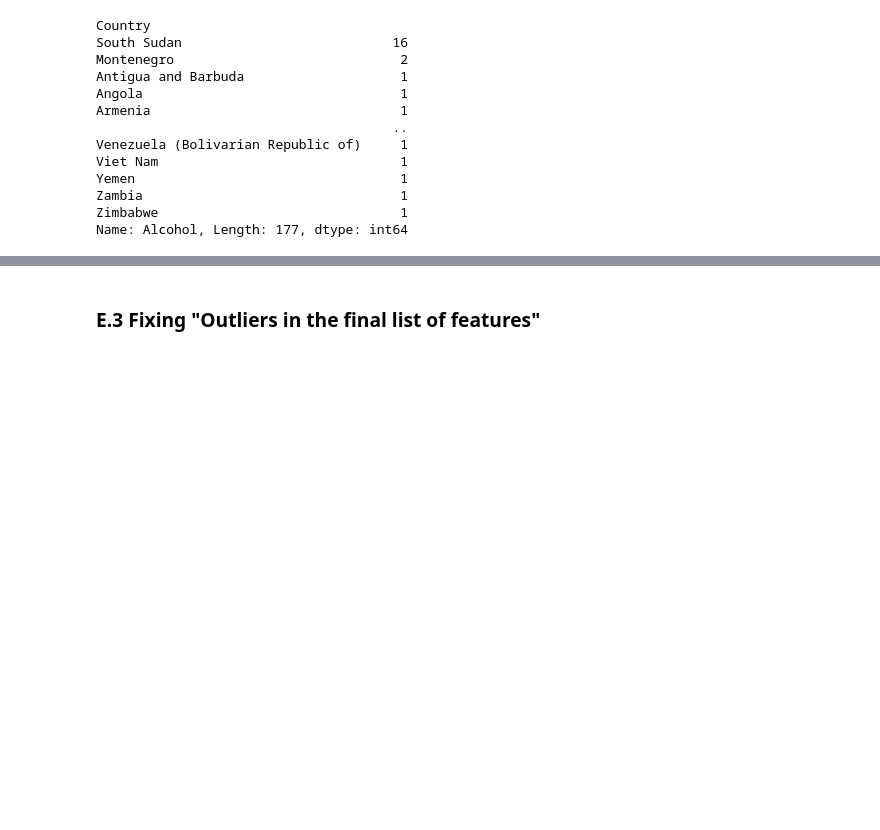
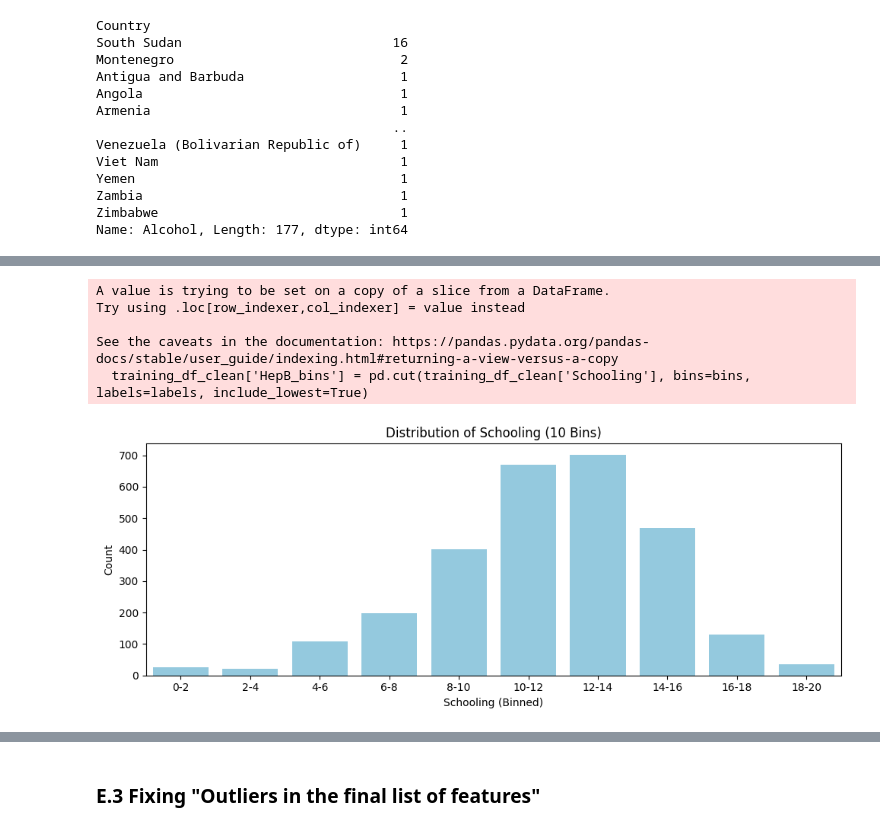
Before and after one commit to SonuRathore10/Stats_Model, a Jupyter notebook: notebooks/main.ipynb, the cells around one changed output, grey strips where cells are left out. Drawn from its saved outputs; the diff is of its cells as text; code cells hidden in the pictures; blank space fills up the shorter version.

Commit message:
Done with missing values

```diff
--- a/notebooks/main.ipynb
+++ b/notebooks/main.ipynb
@@ -1002,0 +1016,8 @@ Name: Alcohol, Length: 177, dtype: int64
+# %%
+# Interpolate null values in 'Alcohol' by sorting and grouping by Country and Year
+training_df_clean['Alcohol'] = (
+    training_df_clean
+    .sort_values(['Country', 'Year'])
+    .groupby('Country')['Alcohol']
+    .transform(lambda x: x.interpolate(method='linear'))
+)
@@ -1002,0 +1030,5 @@ Name: Alcohol, Length: 177, dtype: int64
+# %%
+# Fill null values in 'Alcohol' with the mean for each (Country, Year) group
+training_df_clean['Alcohol'] = training_df_clean.groupby([ 'Year'])['Alcohol'].transform(
+    lambda x: x.fillna(x.mean())
+)
@@ -1002,0 +1093,23 @@ Name: Alcohol, Length: 177, dtype: int64
+# %%
+
+# Bar plot to visualize the distribution of 'Schooling' column with 10 bins
+
+# Create 10 bins for Schooling values
+bins = np.linspace(0, training_df_clean['Schooling'].max(), 11)  # 10 equal-width bins from 0 to 100
+labels = [f'{int(bins[i])}-{int(bins[i+1])}' for i in range(len(bins)-1)]
+training_df_clean['HepB_bins'] = pd.cut(training_df_clean['Schooling'], bins=bins, labels=labels, include_lowest=True)
+
+plt.figure(figsize=(10, 4))
+sns.countplot(x='HepB_bins', data=training_df_clean, color='skyblue')
+plt.title('Distribution of Schooling (10 Bins)')
+plt.xlabel('Schooling (Binned)')
+plt.ylabel('Count')
+plt.tight_layout()
+plt.show()
+# %% [output]
+A value is trying to be set on a copy of a slice from a DataFrame.
+Try using .loc[row_indexer,col_indexer] = value instead
+
+See the caveats in the documentation: https://pandas.pydata.org/pandas-docs/stable/user_guide/indexing.html#returning-a-view-versus-a-copy
+  training_df_clean['HepB_bins'] = pd.cut(training_df_clean['Schooling'], bins=bins, labels=labels, include_lowest=True)
+[figure, added]
```
Also changed, not shown: parts of 86 cells of this notebook, 1 other file.
